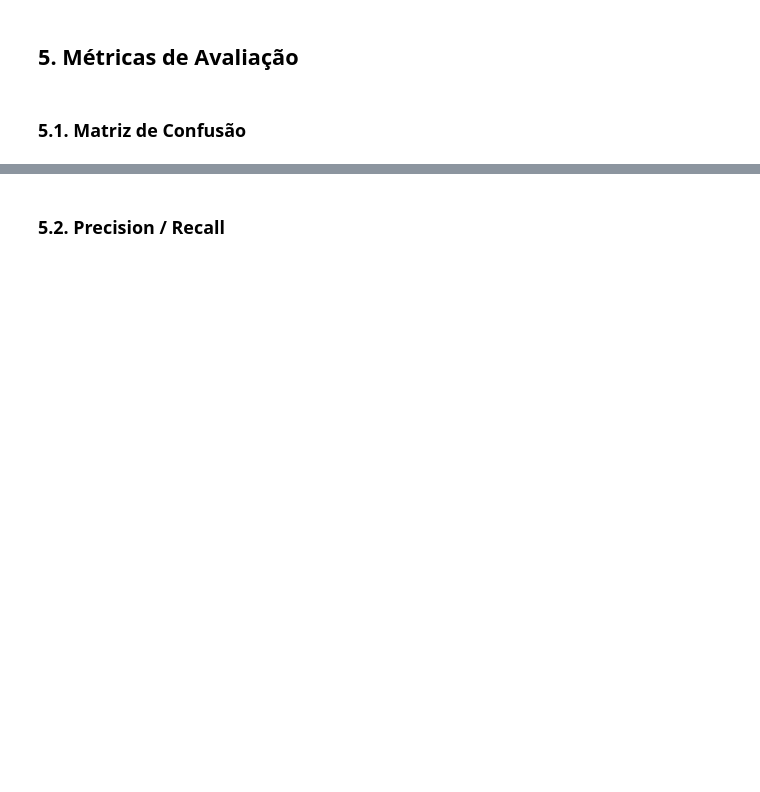
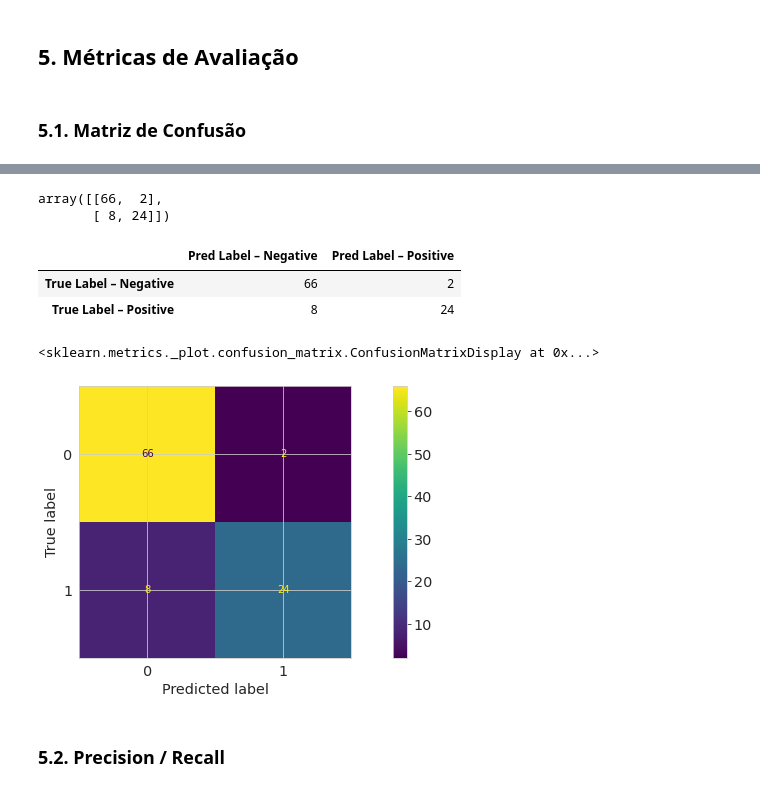
Before and after one commit to prof-samuka-IFSP/IFSP-CMP-D1AED-2021.1, a Jupyter notebook: regressao_logistica/regressao_logistica_parte_1.ipynb, the cells around one changed output, grey strips where cells are left out. Saved outputs shown, nothing was run; the diff lists cells and outputs as text; code cells hidden in the pictures; blank space fills up the shorter version.

```diff
--- a/regressao_logistica/regressao_logistica_parte_1.ipynb
+++ b/regressao_logistica/regressao_logistica_parte_1.ipynb
@@ -306,0 +361,2 @@ Text(0.5, 1.0, 'Regressão Logística - TRAIN')
+# %%
+y_pred = classifier.predict(X_test)
@@ -310,3 +420,11 @@ Text(0.5, 1.0, 'Regressão Logística - TRAIN')
 ### 5.1. Matriz de Confusão
 # %% [markdown]
 <img src='imgs/confusion_matrix.png' width=250px/>
+# %%
+from sklearn.metrics import confusion_matrix
+
+conf_matrix = confusion_matrix(y_test, y_pred)
+conf_matrix
+# %% [output]
+array([[66,  2],
+       [ 8, 24]])
@@ -313,3 +433,22 @@ Text(0.5, 1.0, 'Regressão Logística - TRAIN')
+# %%
+conf_matrix_df = pd.DataFrame({
+    'Pred Label – Negative': [tn, fn],
+    'Pred Label – Positive': [fp, tp]
+}, index=['True Label – Negative', 'True Label – Positive'])
+
+conf_matrix_df
+# %% [output]
+|  | Pred Label – Negative | Pred Label – Positive |
+| True Label – Negative | 66 | 2 |
+| True Label – Positive | 8 | 24 |
+# %%
+from sklearn.metrics import ConfusionMatrixDisplay
+
+disp = ConfusionMatrixDisplay(confusion_matrix=conf_matrix, display_labels=classifier.classes_)
+disp.plot()
+# %% [output]
+<sklearn.metrics._plot.confusion_matrix.ConfusionMatrixDisplay at 0x...>
+[figure, added]
 # %% [markdown]
 ### 5.2. Precision / Recall
 # %% [markdown]
```
Also changed, not shown: parts of 19 cells of this notebook.
